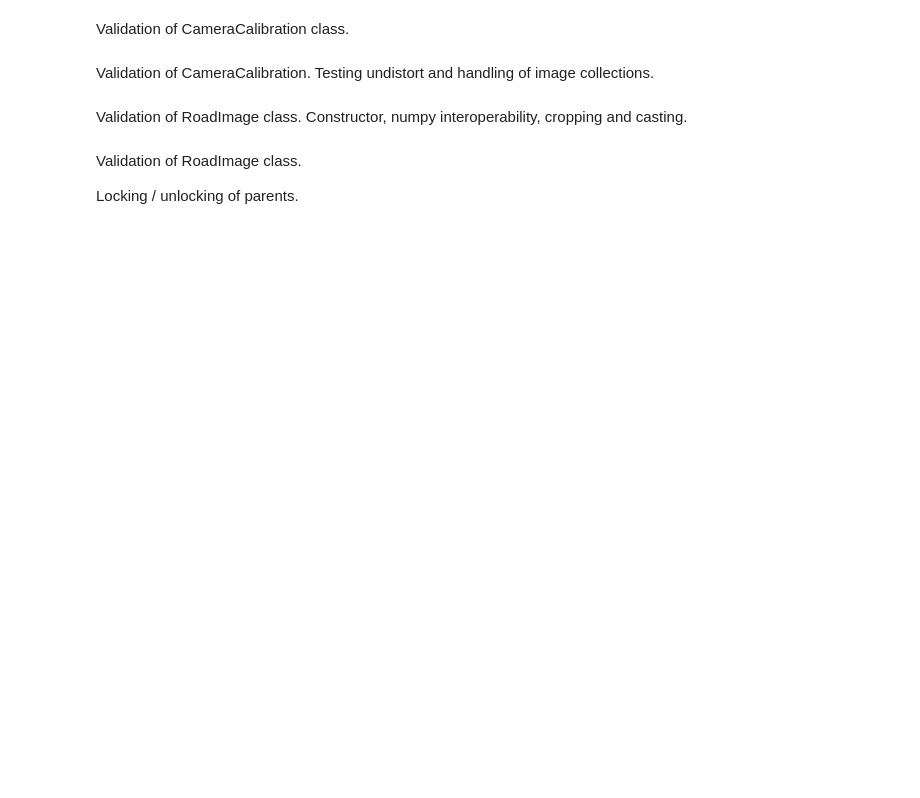
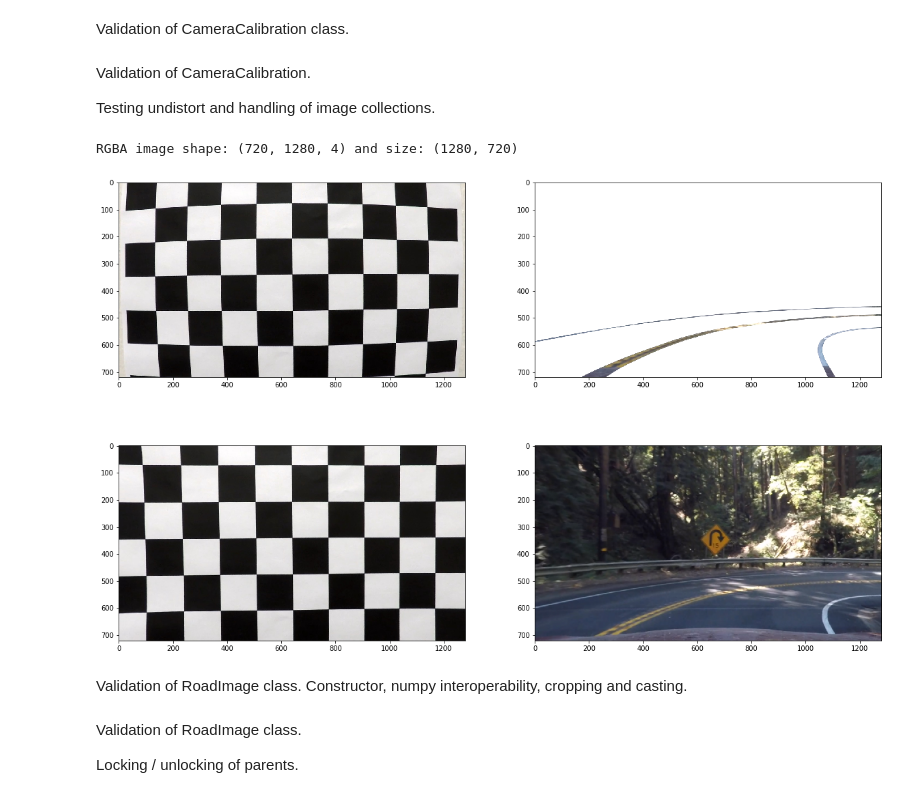
Before and after one commit to lepeuvedic/CarND-Advanced-Lane-Lines, a Jupyter notebook: Validation.ipynb, the cells around one changed output. Cells and saved outputs as stored; diff of their text form; code cells hidden in the pictures; blank space fills up the shorter version.

Commit message:
RoadImage.show allows RGBA images and single image collections.

```diff
--- a/Validation.ipynb
+++ b/Validation.ipynb
@@ -47,22 +47,34 @@ from classes.CameraCalibration import CameraCalibration
 cal = CameraCalibration(imgpoints = imgpoints, objpoints = objpoints, img_size=(1280,720))
 cal.save('camera_cal/validation.p')
 # %% [markdown]
-Validation of CameraCalibration. Testing undistort and handling of image collections.
+Validation of CameraCalibration.
+
+Testing undistort and handling of image collections.
 # %%
 import matplotlib.pyplot as plt
 from classes.RoadImage import RoadImage
 from classes.CameraCalibration import CameraCalibration
 
 %matplotlib inline
 
 # Flatten() creates a collection of 1 image (shape (1,720,1280,3))
 img = RoadImage('camera_cal/calibration1.jpg').flatten()
 cal = CameraCalibration('camera_cal/validation.p')
 undist = img.undistort(cal)
 
-f, (ax1,ax2) = plt.subplots(nrows=1, ncols=2, figsize=(20,10))
+# Load RGBA image
+rgba = RoadImage('training/hard_turn_annotated.png')
+print('RGBA image shape:',rgba.shape, 'and size:', rgba.get_size())
+rgbaundist = rgba.undistort(cal)
+
+f, ((ax1,ax2), (ax3,ax4)) = plt.subplots(nrows=2, ncols=2, figsize=(20,13))
 ax1.imshow(img[0])
-ax2.imshow(undist[0])
+ax3.imshow(undist[0])
+rgba.show(ax2)
+rgbaundist.show(ax4, alpha=False)
+# %% [output]
+RGBA image shape: (720, 1280, 4) and size: (1280, 720)
+[figure, added]
 # %% [markdown]
 Validation of RoadImage class.
 Constructor, numpy interoperability, cropping and casting.
```
Also changed, not shown: parts of 3 cells of this notebook, 1 other file.
